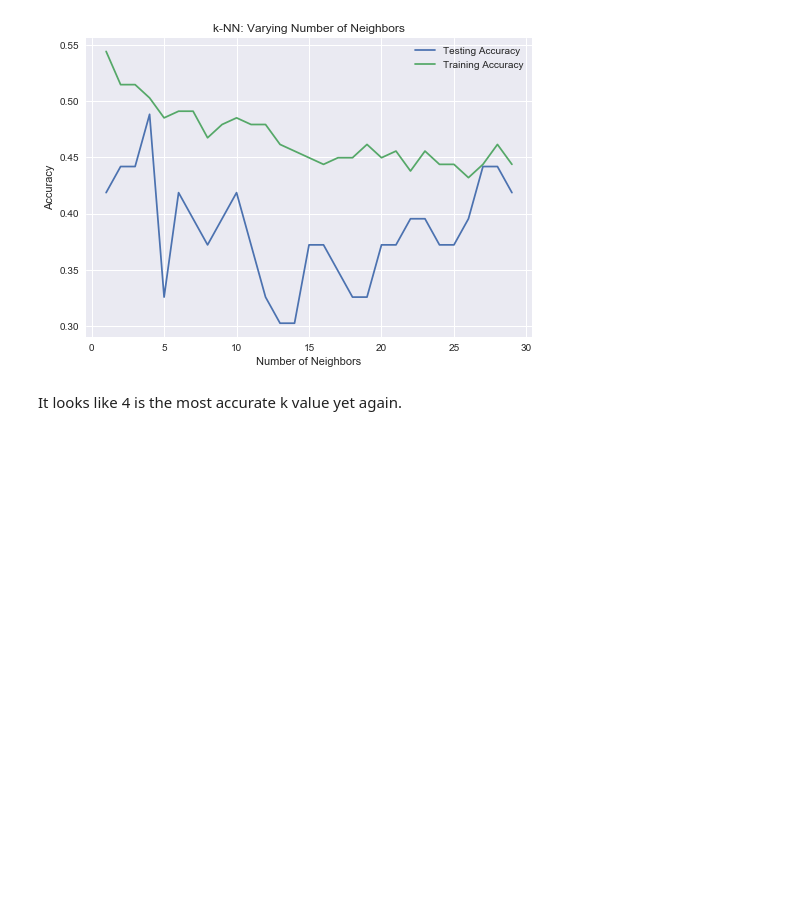
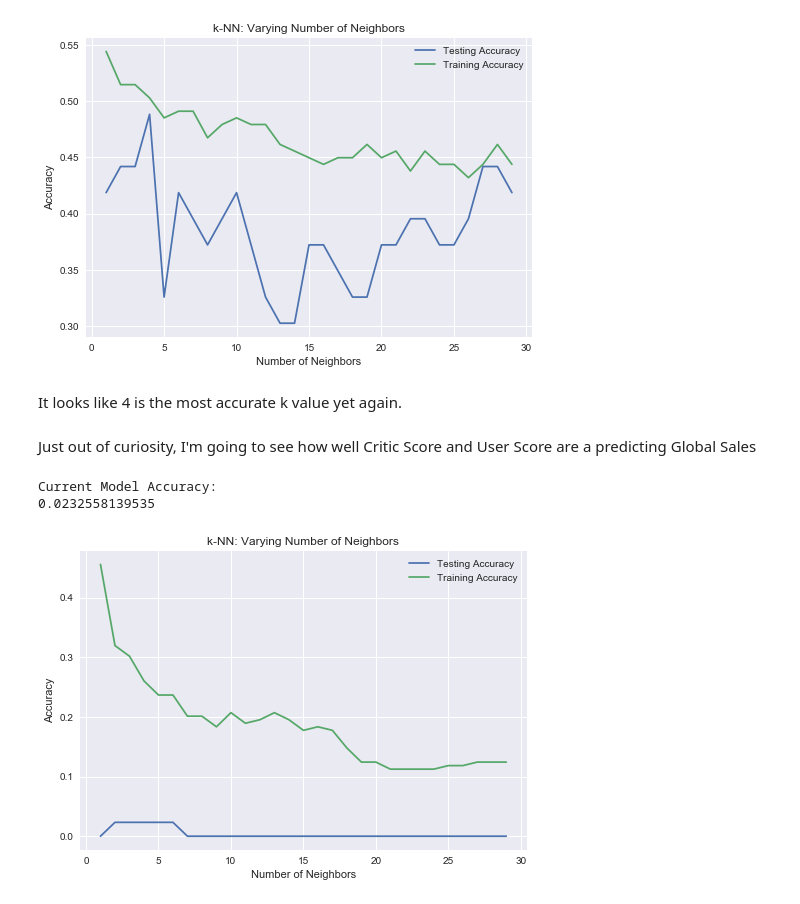
Before and after one commit to mcgvgc2514/Video-Game-Sale-Analysis, a Jupyter notebook: Data Cleaning/Final Analysis.ipynb, the cells around one changed output. Drawn from its saved outputs; the diff is of its cells as text; code cells hidden in the pictures; blank space fills up the shorter version.

```diff
--- a/Data Cleaning/Final Analysis.ipynb
+++ b/Data Cleaning/Final Analysis.ipynb
@@ -769,3 +771,49 @@ plt.show()
 [figure]
 # %% [markdown]
 It looks like 4 is the most accurate k value yet again.
+# %% [markdown]
+Just out of curiosity, I'm going to see how well Critic Score and User Score are a predicting Global Sales
+# %%
+Critic2016_Sales = GamesDF2016_Dropped_All[["Critic_Score", "Global_Sales"]]
+User2016_Sales = GamesDF2016_Dropped_All[["User_Score", "Global_Sales"]]
+
+X = Critic2016_Sales.Global_Sales
+y = Critic2016_Sales.Critic_Score
+y = y.reshape(-1,1)
+X = X.reshape(-1,1)
+X = (X - X.mean() / X.std())
+
+X_train, X_test, y_train, y_test = train_test_split(X, y, test_size = 0.2, random_state=42)
+
+knn = KNeighborsClassifier(n_neighbors=4)
+knn.fit(X_train,y_train)
+
+print("Current Model Accuracy:")
+print(knn.score(X_test, y_test))
+
+# Loop over different values of k
+for i, k in enumerate(neighbors):
+    # Setup a k-NN Classifier with k neighbors: knn
+    knn = KNeighborsClassifier(n_neighbors=k)
+
+    # Fit the classifier to the training data
+    knn.fit(X_train, y_train)
+
+    #Compute accuracy on the training set
+    train_accuracy[i] = knn.score(X_train, y_train)
+
+    #Compute accuracy on the testing set
+    test_accuracy[i] = knn.score(X_test, y_test)
+
+# Generate plot
+plt.title('k-NN: Varying Number of Neighbors')
+plt.plot(neighbors, test_accuracy, label = 'Testing Accuracy')
+plt.plot(neighbors, train_accuracy, label = 'Training Accuracy')
+plt.legend()
+plt.xlabel('Number of Neighbors')
+plt.ylabel('Accuracy')
+plt.show()
+# %% [output]
+Current Model Accuracy:
+0.0232558139535
+[figure, added]
```
Also changed, not shown: parts of 4 cells of this notebook.
